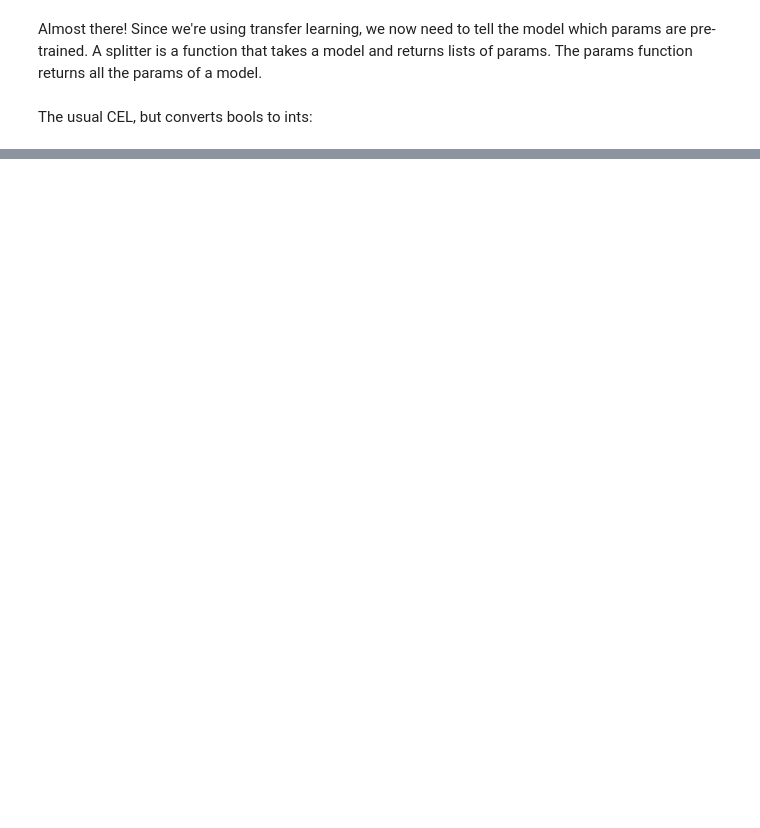
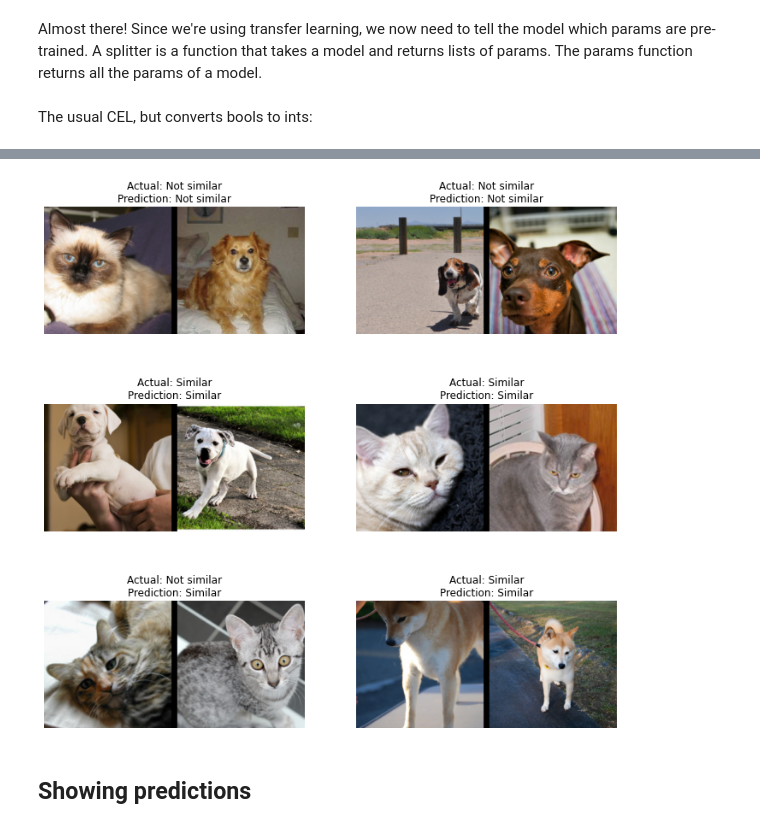
Before and after one commit to mccallion/rory, a Jupyter notebook: _20200916_siamese.ipynb, the cells around one changed output, grey strips where cells are left out. Saved outputs shown, nothing was run; the diff lists cells and outputs as text; code cells hidden in the pictures; blank space fills up the shorter version.

```diff
--- a/_20200916_siamese.ipynb
+++ b/_20200916_siamese.ipynb
@@ -487,0 +548,2 @@ def loss_func(out, targ):
+# %%
+learn.fit_one_cycle(4, 3e-3)
@@ -487,0 +558,2 @@ def loss_func(out, targ):
+# %%
+learn.fit_one_cycle(4, slice(1e-6,1e-4))
@@ -487,0 +575,3 @@ def loss_func(out, targ):
+# %%
+learn.show_results()
+# %% [output]
@@ -487,0 +579,3 @@ def loss_func(out, targ):
+[figure, added]
+# %% [markdown]
+## Showing predictions
```
Also changed, not shown: parts of 62 cells of this notebook.
